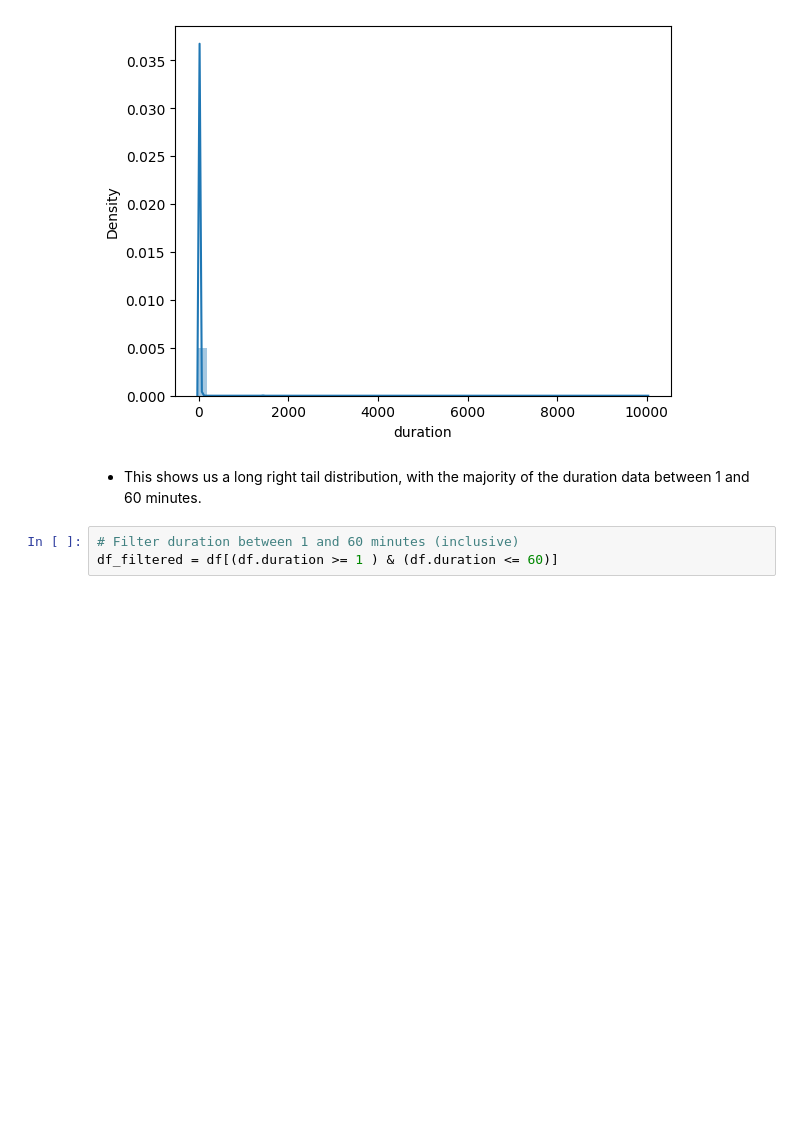
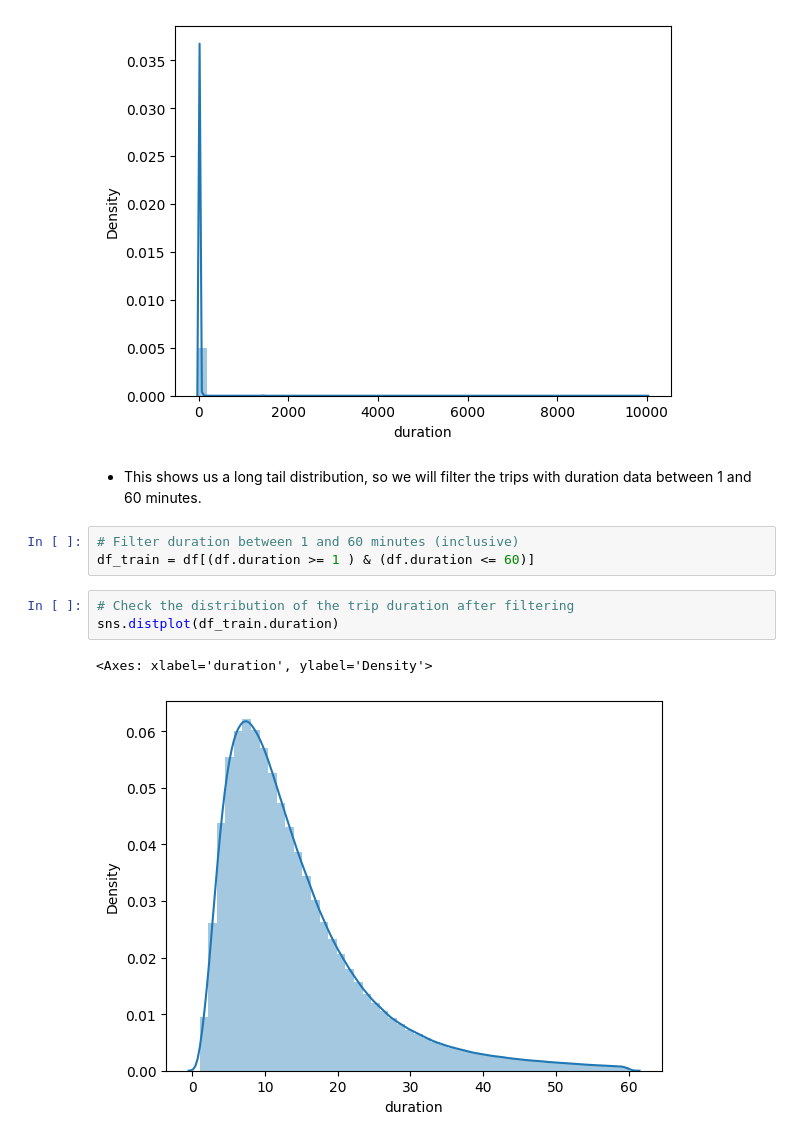
Before and after one commit to basilbatov/mlops-zoomcamp, a Jupyter notebook: 01-intro/homework.ipynb, the cells around one changed output. Saved outputs shown, nothing was run; the diff lists cells and outputs as text; blank space fills up the shorter version.

```diff
--- a/01-intro/homework.ipynb
+++ b/01-intro/homework.ipynb
@@ -88,9 +95,15 @@ sns.distplot(df.duration)
 <Axes: xlabel='duration', ylabel='Density'>
 [figure]
 # %% [markdown]
-- This shows us a long right tail distribution, with the majority of the duration data between 1 and 60 minutes.
+- This shows us a long tail distribution, so we will filter the trips with duration data between 1 and 60 minutes.
 # %%
 # Filter duration between 1 and 60 minutes (inclusive)
-df_filtered = df[(df.duration >= 1 ) & (df.duration <= 60)]
+df_train = df[(df.duration >= 1 ) & (df.duration <= 60)]
+# %%
+# Check the distribution of the trip duration after filtering
+sns.distplot(df_train.duration)
+# %% [output]
+<Axes: xlabel='duration', ylabel='Density'>
+[figure, added]
 # %%
 # Calculate the fraction of trips that are kept
```
Also changed, not shown: parts of 21 cells of this notebook.
